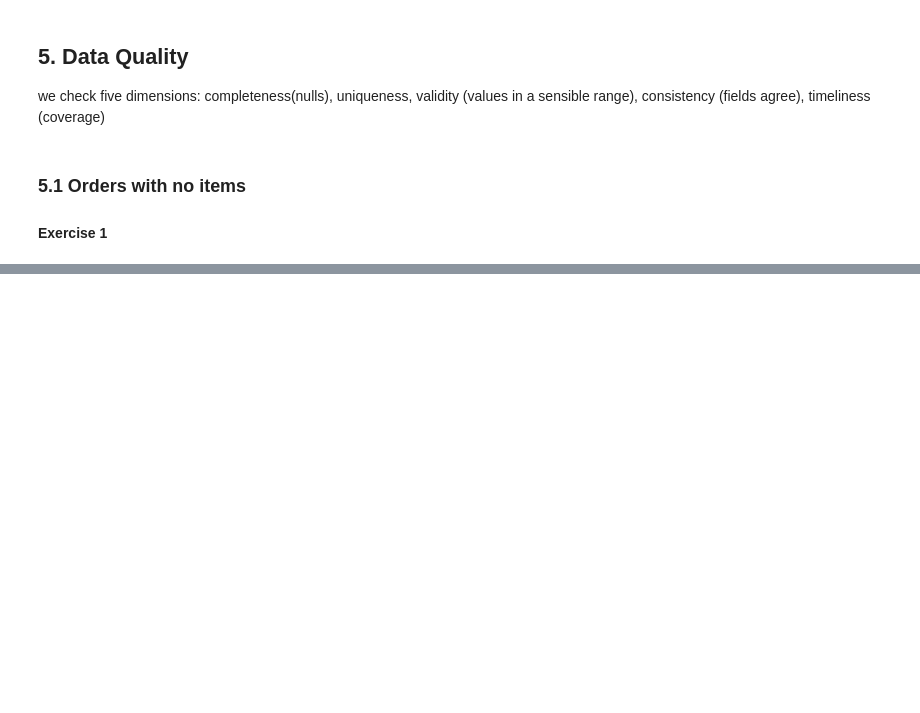
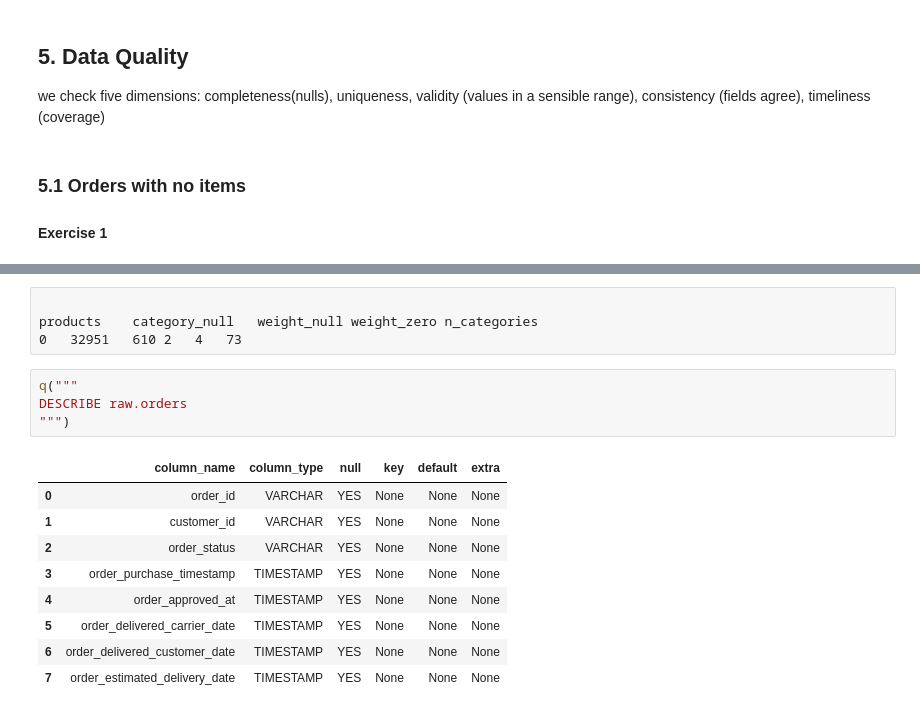
Before and after one commit to Fitsum-Br/kddm_lab, a Jupyter notebook: 01_explore_source_data.ipynb, the cells around one changed output, grey strips where cells are left out. Saved outputs shown, nothing was run; the diff lists cells and outputs as text; blank space fills up the shorter version.

```diff
--- a/01_explore_source_data.ipynb
+++ b/01_explore_source_data.ipynb
@@ -178,0 +408,18 @@ SELECT 'write your query here'
+# %% [raw]
+
+products	category_null	weight_null	weight_zero	n_categories
+0	32951	610	2	4	73
+# %%
+q("""
+DESCRIBE raw.orders
+""")
+# %% [output]
+|  | column_name | column_type | null | key | default | extra |
+| 0 | order_id | VARCHAR | YES | None | None | None |
+| 1 | customer_id | VARCHAR | YES | None | None | None |
+| 2 | order_status | VARCHAR | YES | None | None | None |
+| 3 | order_purchase_timestamp | TIMESTAMP | YES | None | None | None |
+| 4 | order_approved_at | TIMESTAMP | YES | None | None | None |
+| 5 | order_delivered_carrier_date | TIMESTAMP | YES | None | None | None |
+| 6 | order_delivered_customer_date | TIMESTAMP | YES | None | None | None |
+| 7 | order_estimated_delivery_date | TIMESTAMP | YES | None | None | None |
```
Also changed, not shown: parts of 22 cells of this notebook, 3 other files.
